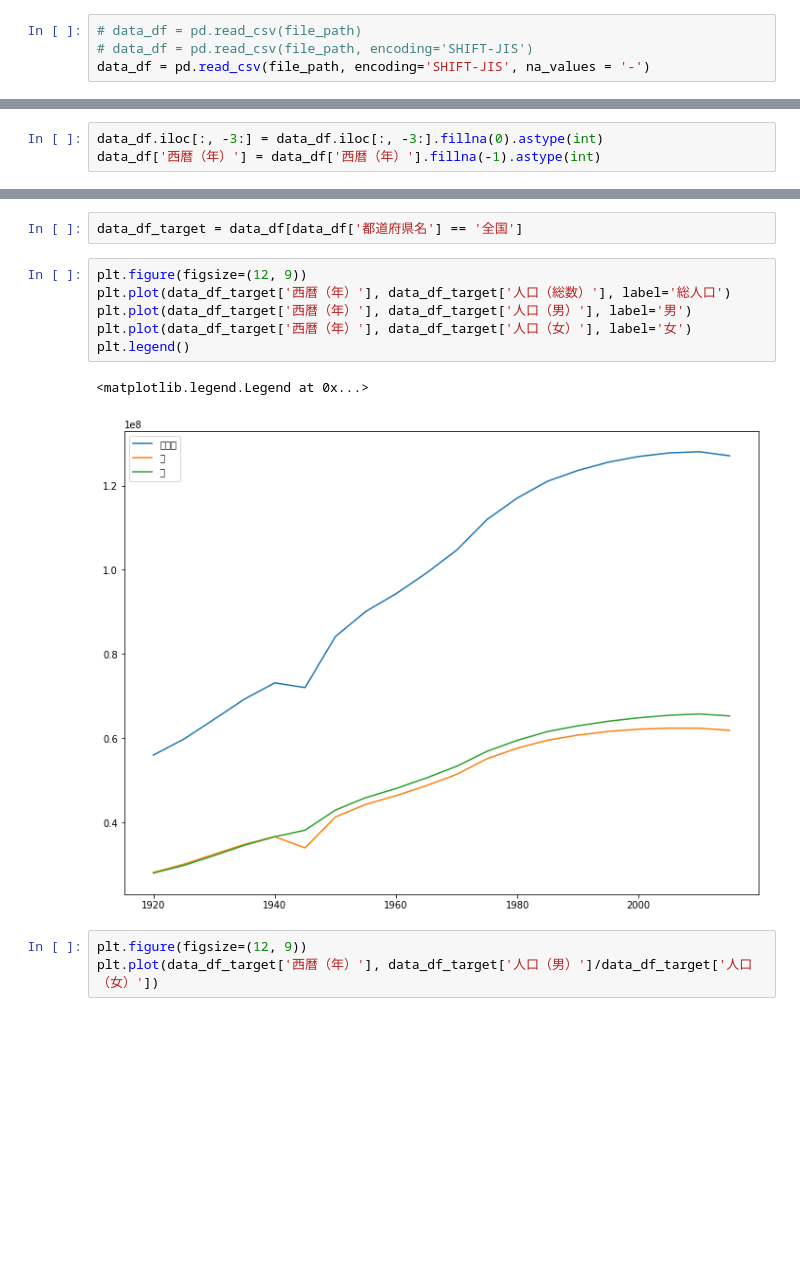
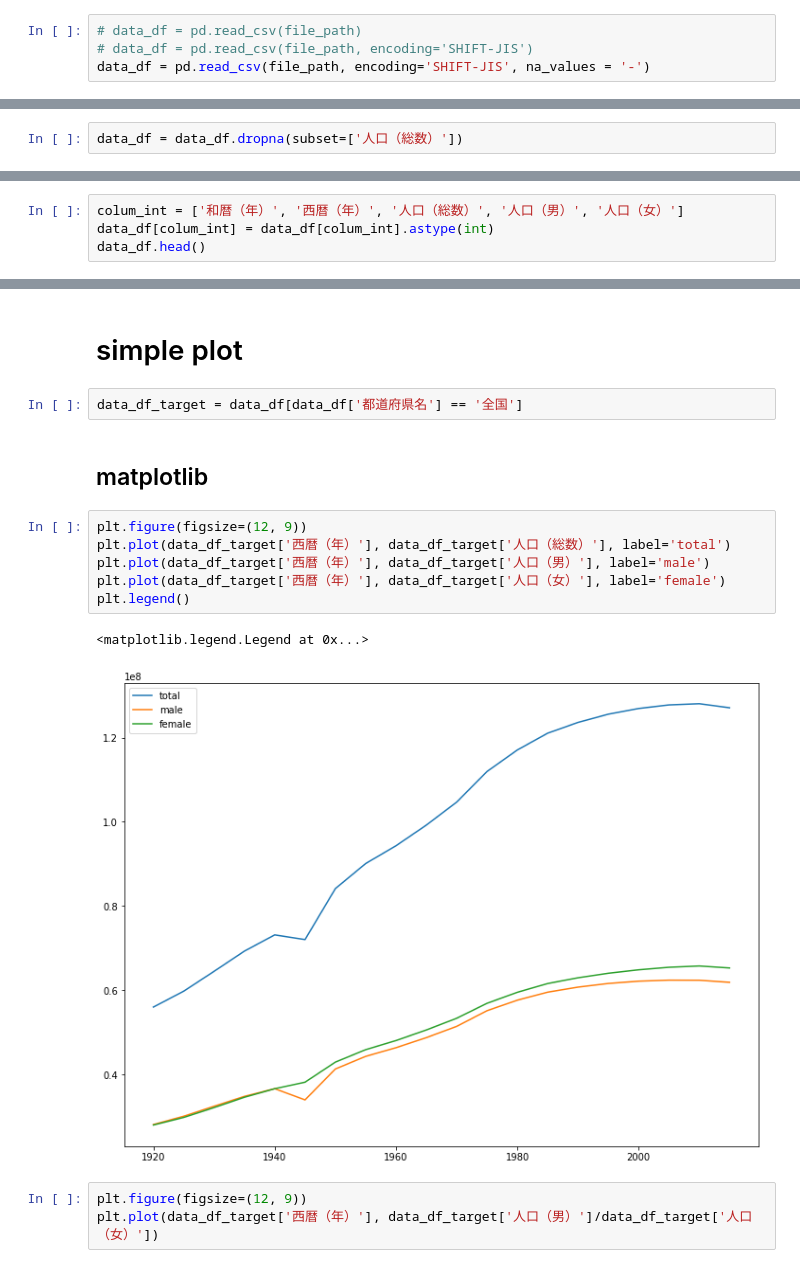
Before and after one commit to lightondust/topics_by_jupyter_notebook, a Jupyter notebook: ml_national_census.ipynb, the cells around one changed output, grey strips where cells are left out. Saved outputs shown, nothing was run; the diff lists cells and outputs as text; blank space fills up the shorter version.

```diff
--- a/ml_national_census.ipynb
+++ b/ml_national_census.ipynb
@@ -37,7 +41,6 @@ data_df[data_df['人口（総数）'].isnull()]
 | 287 | 47 | 沖縄県 | 昭和 | 20.0 | 1945.0 | 1) | NaN | NaN | NaN |
 | 980 | 1) 沖縄県は調査されなかったため，含まれていない。 | NaN | NaN | NaN | NaN | NaN | NaN | NaN | NaN |
 | 981 | 2) 長野県西筑摩群山口村と岐阜県中津川市の境界紛争地域人口（男3... | NaN | NaN | NaN | NaN | NaN | NaN | NaN | NaN |
-# %%
-data_df.iloc[:, -3:] = data_df.iloc[:, -3:].fillna(0).astype(int)
-data_df['西暦（年）'] = data_df['西暦（年）'].fillna(-1).astype(int)
+# %%
+data_df = data_df.dropna(subset=['人口（総数）'])
 # %%
@@ -78,0 +54,4 @@ data_df.head()
+# %%
+colum_int = ['和暦（年）', '西暦（年）', '人口（総数）', '人口（男）', '人口（女）']
+data_df[colum_int] = data_df[colum_int].astype(int)
+data_df.head()
@@ -79,14 +65,18 @@ data_df.head()
+# %% [markdown]
+# simple plot
 # %%
 data_df_target = data_df[data_df['都道府県名'] == '全国']
+# %% [markdown]
+## matplotlib
 # %%
 plt.figure(figsize=(12, 9))
-plt.plot(data_df_target['西暦（年）'], data_df_target['人口（総数）'], label='総人口')
-plt.plot(data_df_target['西暦（年）'], data_df_target['人口（男）'], label='男')
-plt.plot(data_df_target['西暦（年）'], data_df_target['人口（女）'], label='女')
+plt.plot(data_df_target['西暦（年）'], data_df_target['人口（総数）'], label='total')
+plt.plot(data_df_target['西暦（年）'], data_df_target['人口（男）'], label='male')
+plt.plot(data_df_target['西暦（年）'], data_df_target['人口（女）'], label='female')
 plt.legend()
 # %% [output]
 <matplotlib.legend.Legend at 0x...>
-[figure, old version]
+[figure, new version]
 # %%
 plt.figure(figsize=(12, 9))
 plt.plot(data_df_target['西暦（年）'], data_df_target['人口（男）']/data_df_target['人口（女）'])
```
Also changed, not shown: parts of 32 cells of this notebook.
